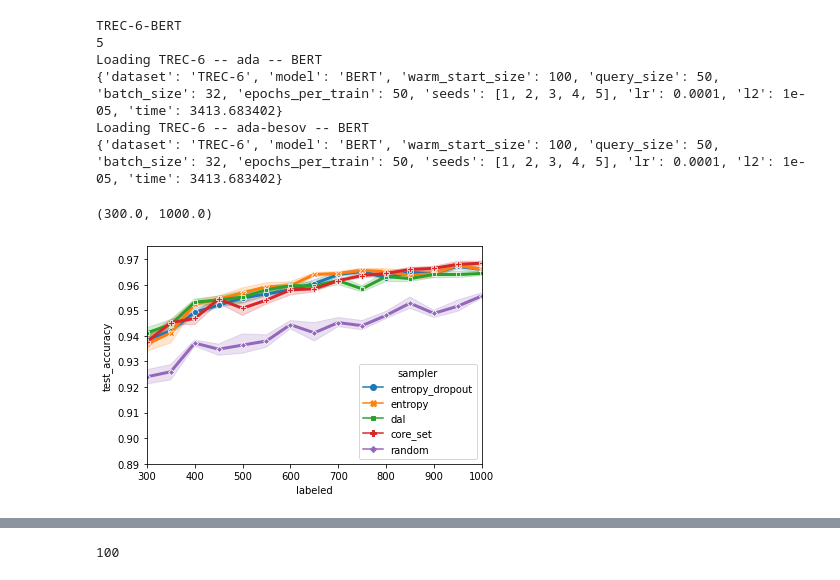
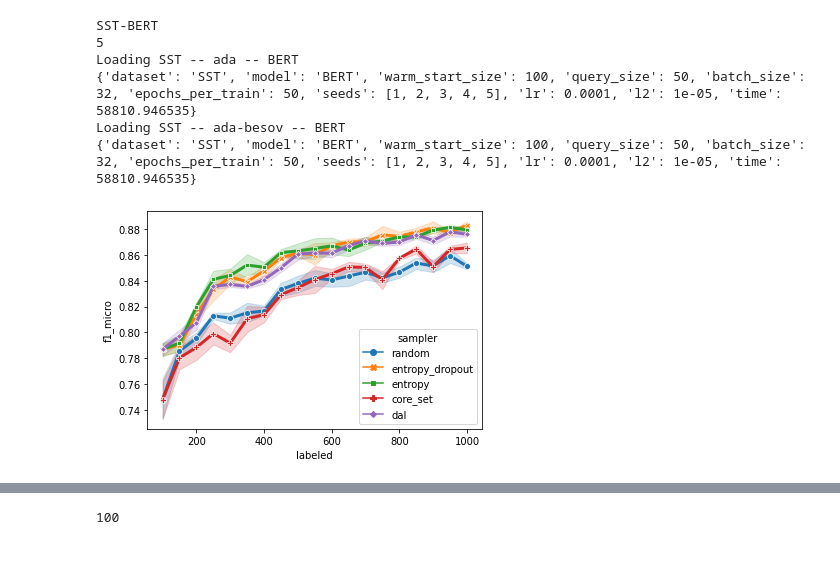
Before and after one commit to josipjukic/adapter-al, a Jupyter notebook: tinkering.ipynb, the cells around one changed output, grey strips where cells are left out. Cells and saved outputs as stored; diff of their text form; code cells hidden in the pictures.

```diff
--- a/tinkering.ipynb
+++ b/tinkering.ipynb
@@ -98,7 +85,7 @@ load_anti = False
 n = 0  # AL step at which evaluation (AUC) starts
 model = "BERT"
 mode = "ada"
-dataset = "TREC-6"
+dataset = "SST"
 
 aucs = []
 trs = []
@@ -136,30 +123,29 @@ for load_mode in ["last", "best"]:
     df_tr = pd.concat(trs)
     df_auc = pd.concat(aucs)
 # %% [output]
-TREC-6-BERT
+SST-BERT
 5
-Loading TREC-6 -- ada -- BERT
-{'dataset': 'TREC-6', 'model': 'BERT', 'warm_start_size': 100, 'query_size': 50, 'batch_size': 32, 'epochs_per_train': 50, 'seeds': [1, 2, 3, 4, 5], 'lr': 0.0001, 'l2': 1e-05, 'time': 3413.683402}
-Loading TREC-6 -- ada-besov -- BERT
-{'dataset': 'TREC-6', 'model': 'BERT', 'warm_start_size': 100, 'query_size': 50, 'batch_size': 32, 'epochs_per_train': 50, 'seeds': [1, 2, 3, 4, 5], 'lr': 0.0001, 'l2': 1e-05, 'time': 3413.683402}
+Loading SST -- ada -- BERT
+{'dataset': 'SST', 'model': 'BERT', 'warm_start_size': 100, 'query_size': 50, 'batch_size': 32, 'epochs_per_train': 50, 'seeds': [1, 2, 3, 4, 5], 'lr': 0.0001, 'l2': 1e-05, 'time': 58810.946535}
+Loading SST -- ada-besov -- BERT
+{'dataset': 'SST', 'model': 'BERT', 'warm_start_size': 100, 'query_size': 50, 'batch_size': 32, 'epochs_per_train': 50, 'seeds': [1, 2, 3, 4, 5], 'lr': 0.0001, 'l2': 1e-05, 'time': 58810.946535}
 # %%
 g = sns.lineplot(
     data=df_tr[df_tr.index.get_level_values("mode") == "ada-besov"],
     x="labeled",
-    y="test_accuracy",
+    y="f1_micro",
     hue="sampler",
     style="sampler",
     markers=True,
     dashes=False,
-    ci=50,
+    ci=75,
     linewidth=3,
 )
 # plt.legend(loc='lower right')
-g.set_ylim(0.89, 0.975)
-g.set_xlim(300, 1000)
+# g.set_ylim(0.89, 0.975)
+# g.set_xlim(300, 1000)
 # %% [output]
-(300.0, 1000.0)
-[figure, old version]
+[figure, new version]
 # %%
 g = sns.lineplot(
     data=df_tr[df_tr.index.get_level_values("mode") == "ada-besov"],
```
Also changed, not shown: parts of 53 cells of this notebook, 3 other files.
